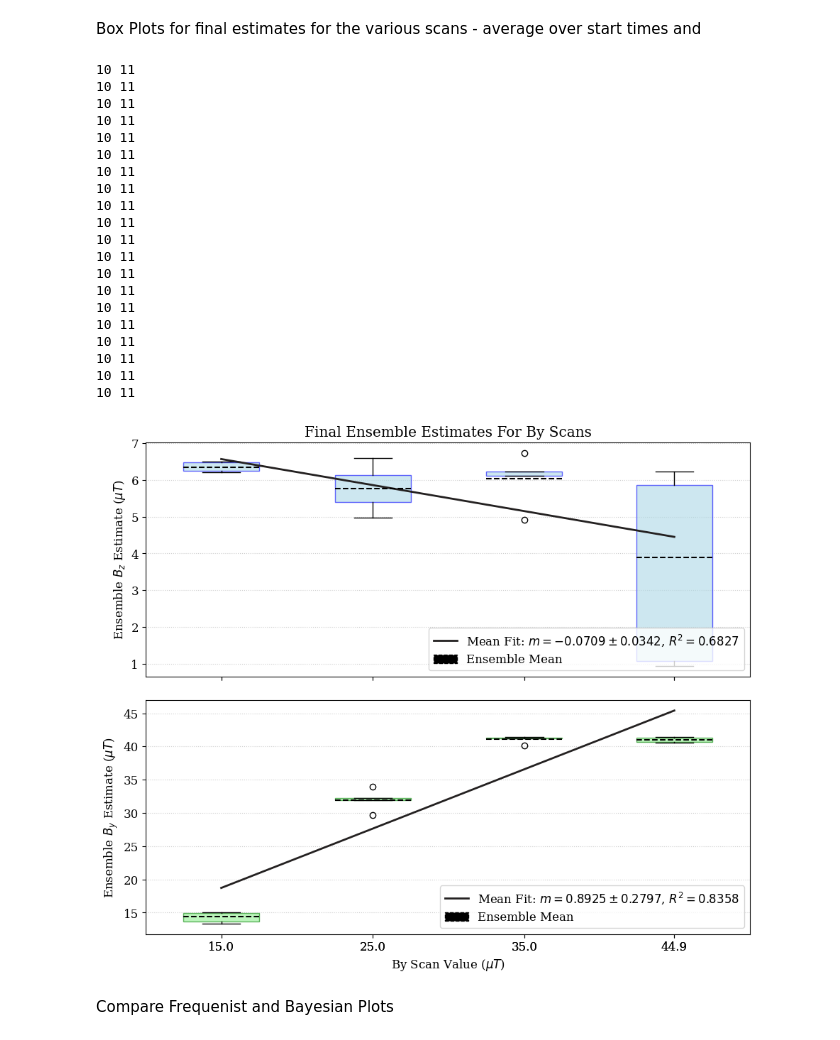
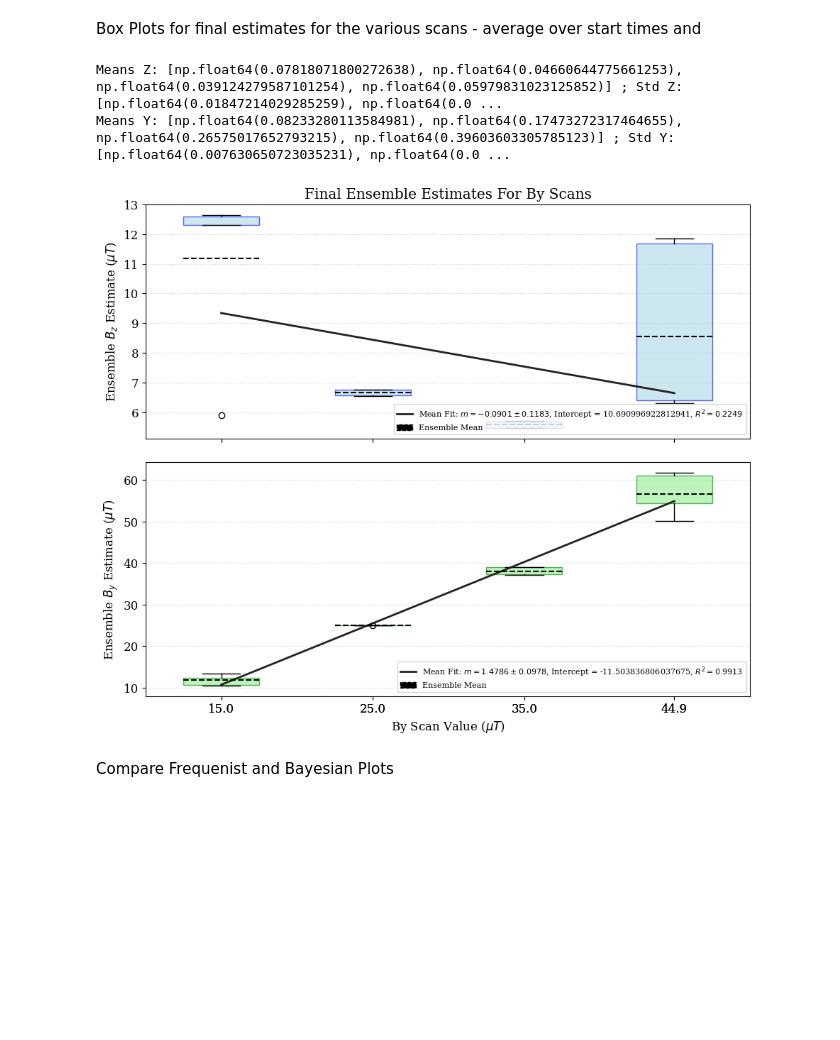
Before and after one commit to apranav22/bayesian_nmor, a Jupyter notebook: Trial_Y_Field_Estimation_Dataset_3_For_Plotting.ipynb, the cells around one changed output. Drawn from its saved outputs; the diff is of its cells as text; code cells hidden in the pictures; blank space fills up the shorter version.

```diff
--- a/Trial_Y_Field_Estimation_Dataset_3_For_Plotting.ipynb
+++ b/Trial_Y_Field_Estimation_Dataset_3_For_Plotting.ipynb
@@ -2005,8 +2079,15 @@ def plot_temporal_ensemble_boxplot(estimates_dict_z, estimates_dict_y, x_vals, t
     data_y = [estimates_dict_y[k] for k in labels]
 
     # Calculate means for regression
-    means_z = [np.mean(arr) for arr in data_z]
+    means_z = [np.mean(arr)  for arr in data_z]
+    means_z_1 = [i *0.7/100 for i in means_z]
+    std_z = [np.std(arr)*0.7/100 for arr in data_z]
     means_y = [np.mean(arr) for arr in data_y]
+    means_y_1 = [i *0.7/100 for i in means_y]
+    std_y = [np.std(arr)*0.7/100 for arr in data_y]
+
+    print("Means Z:", means_z_1,";", "Std Z:", std_z)
+    print("Means Y:", means_y_1,";", "Std Y:", std_y)
 
     # Perform linear regression on the means
     res_z = linregress(x_vals, means_z)
@@ -2030,10 +2111,10 @@ def plot_temporal_ensemble_boxplot(estimates_dict_z, estimates_dict_y, x_vals, t
     # --- Linear Fit Overlays ---
     x_line = np.linspace(min(x_vals), max(x_vals), 100)
 
-    fit_label_z = rf'Mean Fit: $m={res_z.slope:.4f} \pm {res_z.stderr:.4f}$, $R^2={res_z.rvalue**2:.4f}$'
+    fit_label_z = rf'Mean Fit: $m={res_z.slope:.4f} \pm {res_z.stderr:.4f}$, Intercept = {res_z.intercept}, $R^2={res_z.rvalue**2:.4f}$'
     fit_line_z, = ax1.plot(x_line, res_z.slope * x_line + res_z.intercept, '-', color="#242121", linewidth=2, label=fit_label_z)
 
-    fit_label_y = rf'Mean Fit: $m={res_y.slope:.4f} \pm {res_y.stderr:.4f}$, $R^2={res_y.rvalue**2:.4f}$'
+    fit_label_y = rf'Mean Fit: $m={res_y.slope:.4f} \pm {res_y.stderr:.4f}$, Intercept = {res_y.intercept}, $R^2={res_y.rvalue**2:.4f}$'
     fit_line_y, = ax2.plot(x_line, res_y.slope * x_line + res_y.intercept, '-', color="#242121", linewidth=2, label=fit_label_y)
 
     # Add the baseline for the "True" or "Calibrated" target field
@@ -2051,18 +2132,20 @@ def plot_temporal_ensemble_boxplot(estimates_dict_z, estimates_dict_y, x_vals, t
     median_line = mpatches.Patch(color='red', label='Median')
 
     handles_ax1, labels_ax1 = ax1.get_legend_handles_labels()
-    ax1.legend(handles=handles_ax1 + [mean_line], loc='lower right')
+    ax1.legend(handles=handles_ax1 + [mean_line], loc='lower right', fontsize = 8)
 
     handles_ax2, labels_ax2 = ax2.get_legend_handles_labels()
-    ax2.legend(handles=handles_ax2 + [mean_line], loc='lower right')
+    ax2.legend(handles=handles_ax2 + [mean_line], loc='lower right', fontsize = 8)
 
     plt.tight_layout()
     if save_path: plt.savefig(save_path, dpi=300)
     plt.show()
 # %%
-est_first = False
+est_first = True
 sigma_noise = 0.4
-save_path = f"Results\\Dataset_9\\19_May\\Linear_Interpolation\\Est_First_Z_{est_first}\\Gaussian_Likelihood\\Sigma_{sigma_noise}\\Final_Estimates_Ensemble_Averages_v1.png"
+prior = 2.0
+save_path = f"Results\\Dataset_10\\03_June\\Prior_Test_{prior}\\Linear_Interpolation\\Est_First_Z_{est_first}\\Gaussian_Likelihood\\Sigma_{sigma_noise}\\Final_Estimates_Ensemble_Averages.png"
+os.makedirs(f"Results\\Dataset_10\\03_June\\Prior_Test_{prior}\\Linear_Interpolation\\Est_First_Z_{est_first}\\Gaussian_Likelihood\\Sigma_{sigma_noise}", exist_ok=True)
 # save_path = f"Results\\Dataset_8_Updated\\4_Apr\\Start_Time_Tests\\By_{k}\\Final_Estimates__Ensemble_Averages_v1.png"
 est_dict_z, est_dict_y = {}, {}
 x_pos = [0.150, 0.250, 0.350, 0.449]
@@ -2071,65 +2154,47 @@ for i in range(0,4):
     bz_final_map, by_final_map = [], []
     for j in range(0, 10,2):
         curr_time = 15.0 + j
-        directory = f"Results\\Dataset_9\\19_May\\Linear_Interpolation\\Est_First_Z_{est_first}\\Gaussian_Likelihood\\Sigma_{sigma_noise}\\Test_{j//2}_Dataset_9_By_{i}_from_{curr_time}_microseconds_Randomised_Start_Time_Sigma_noise_{sigma_noise}"
+        directory = f"D:\\Pranav_and_Dinesh\\Dinesh\\Results\\Dataset_10\\03_June\\Prior_Test_{prior}\\Linear_Interpolation\\Est_First_Z_{est_first}\\Gaussian_Likelihood\\Sigma_{sigma_noise}\\Test_{j//2}_Dataset_10_By_{i}_from_{curr_time}_microseconds_Randomised_Start_Time_Sigma_noise_{sigma_noise}"
         # directory = f"Results\\Dataset_8_Updated\\4_Apr\\Start_Time_Tests\\Test_{j//2}_Dataset_8_By_{i}_from_{curr_time}_microseconds_0.2_step_Adaptive_Bias_Selection_Fixed_Estimate_Marginalisation_1_sigma"
         result_longitudinal_list = sorted([
-                os.path.join(directory, f) for f in os.listdir(directory) if (f.startswith(f"longitudinal_estimation_results_Dataset_9_Starting with{curr_time} us_T Step 0.2 us_plus_0.0_initial estimate_19_05_2026_") or f.startswith(f"longitudinal_estimation_results_Dataset_9_Starting with{curr_time} us_T Step 0.2 us_plus_0.0_initial estimate_20_05_2026_") or f.startswith(f"longitudinal_estimation_results_Dataset_9_Starting with{curr_time} us_T Step 0.2 us_plus_0.0_initial estimate_21_05_2026_") or f.startswith(f"longitudinal_estimation_results_Dataset_9_Starting with{curr_time} us_T Step 0.2 us_plus_0.0_initial estimate_22_05_2026_")) and f.endswith(r".npz")
-            ], key=lambda x: float(x.split(r"_05_2026_")[1].split(r".npz")[0]))
+                os.path.join(directory, f) for f in os.listdir(directory) if (f.startswith(f"longitudinal_estimation_results_Dataset_10_Starting with{curr_time} us_T Step 0.2 us_plus_0.0_initial estimate_12_06_2026_") or f.startswith(f"longitudinal_estimation_results_Dataset_10_Starting with{curr_time} us_T Step 0.2 us_plus_0.0_initial estimate_13_06_2026_") or f.startswith(f"longitudinal_estimation_results_Dataset_10_Starting with{curr_time} us_T Step 0.2 us_plus_0.0_initial estimate_14_06_2026_") or f.startswith(f"longitudinal_estimation_results_Dataset_10_Starting with{curr_time} us_T Step 0.2 us_plus_0.0_initial estimate_15_06_2026_") or f.startswith(f"longitudinal_estimation_results_Dataset_10_Starting with{curr_time} us_T Step 0.2 us_plus_0.0_initial estimate_11_06_2026_")) and f.endswith(r".npz")
+            ], key=lambda x: float(x.split(r"_06_2026_")[1].split(r".npz")[0]))
         result_transverse_list = sorted([
-                os.path.join(directory, f) for f in os.listdir(directory) if (f.startswith(f"transverse_field_estimation_results_Dataset_9_Starting with{curr_time} us_T Step 0.2 us_plus_0.0_initial estimate_19_05_2026_") or f.startswith(f"transverse_field_estimation_results_Dataset_9_Starting with{curr_time} us_T Step 0.2 us_plus_0.0_initial estimate_20_05_2026_") or f.startswith(f"transverse_field_estimation_results_Dataset_9_Starting with{curr_time} us_T Step 0.2 us_plus_0.0_initial estimate_21_05_2026_") or f.startswith(f"transverse_field_estimation_results_Dataset_9_Starting with{curr_time} us_T Step 0.2 us_plus_0.0_initial estimate_22_05_2026_")) and f.endswith(r".npz")
-            ], key=lambda x: float(x.split(r"_05_2026_")[1].split(r".npz")[0]))
+                os.path.join(directory, f) for f in os.listdir(directory) if (f.startswith(f"transverse_field_estimation_results_Dataset_10_Starting with{curr_time} us_T Step 0.2 us_plus_0.0_initial estimate_12_06_2026_") or f.startswith(f"transverse_field_estimation_results_Dataset_10_Starting with{curr_time} us_T Step 0.2 us_plus_0.0_initial estimate_13_06_2026_") or f.startswith(f"transverse_field_estimation_results_Dataset_10_Starting with{curr_time} us_T Step 0.2 us_plus_0.0_initial estimate_14_06_2026_") or f.startswith(f"transverse_field_estimation_results_Dataset_10_Starting with{curr_time} us_T Step 0.2 us_plus_0.0_initial estimate_15_06_2026_") or f.startswith(f"transverse_field_estimation_results_Dataset_10_Starting with{curr_time} us_T Step 0.2 us_plus_0.0_initial estimate_11_06_2026_")) and f.endswith(r".npz")
+            ], key=lambda x: float(x.split(r"_06_2026_")[1].split(r".npz")[0]))
 
         # result_longitudinal_list = sorted([
         #         os.path.join(directory, f) for f in os.listdir(directory) if (f.startswith(f"longitudinal_estimation_results_Dataset_9_Starting with{curr_time} us_T Step 0.2 us_plus_0.0_initial estimate_04_04_2026_") or f.startswith(f"longitudinal_estimation_results_Dataset_9_Starting with{curr_time} us_T Step 0.2 us_plus_0.0_initial estimate_05_04_2026_") or f.startswith(f"longitudinal_estimation_results_Dataset_9_Starting with{curr_time} us_T Step 0.2 us_plus_0.0_initial estimate_06_04_2026_")) and f.endswith(r".npz")
         #     ], key=lambda x: float(x.split(r"_04_2026_")[1].split(r".npz")[0]))
         # result_transverse_list = sorted([
         #         os.path.join(directory, f) for f in os.listdir(directory) if (f.startswith(f"transverse_field_estimation_results_Dataset_9_Starting with{curr_time} us_T Step 0.2 us_plus_0.0_initial estimate_04_04_2026_") or f.startswith(f"transverse_field_estimation_results_Dataset_9_Starting with{curr_time} us_T Step 0.2 us_plus_0.0_initial estimate_05_04_2026_") or f.startswith(f"transverse_field_estimation_results_Dataset_9_Starting with{curr_time} us_T Step 0.2 us_plus_0.0_initial estimate_06_04_2026_")) and f.endswith(r".npz")
         #     ], key=lambda x: float(x.split(r"_04_2026_")[1].split(r".npz")[0]))
 
 
         longitudinal_estimation_results = [np.load(f, allow_pickle=True) for f in result_longitudinal_list]
         transverse_field_estimation_results = [np.load(f, allow_pickle=True) for f in result_transverse_list]
         # print(len(longitudinal_estimation_results), len(transverse_field_estimation_results))
         bz_final_estimate = []
         by_final_estimate = []
         #est_first_z is true, so we are following this logic -> len(transverse) and longitudinal[k+1], for false, its opposite
         if est_first:
              for k in range(len(transverse_field_estimation_results)-1):
                 bz_final_estimate.append(longitudinal_estimation_results[k+1]["est"][-1]/0.7*100)
                 by_final_estimate.append(transverse_field_estimation_results[k]["est"][-1]/0.7*100)
         else:
             for k in range(len(longitudinal_estimation_results)):
                 bz_final_estimate.append(longitudinal_estimation_results[k]["est"][-1]/0.7*100)
                 by_final_estimate.append(transverse_field_estimation_results[k+1]["est"][-1]/0.7*100)
 
         bz_final_map.append(bz_final_estimate[-1]); by_final_map.append(by_final_estimate[-1])
 
     est_dict_z[f'{x_pos[i]:.6e}'] = bz_final_map
     est_dict_y[f'{x_pos[i]:.6e}'] = by_final_map
 plot_temporal_ensemble_boxplot( est_dict_z, est_dict_y, x_pos, save_path=save_path)
 # %% [output]
-10 11
-10 11
-10 11
-10 11
-10 11
-10 11
-10 11
-10 11
-10 11
-10 11
-10 11
-10 11
-10 11
-10 11
-10 11
-10 11
-10 11
-10 11
-10 11
-10 11
+Means Z: [np.float64(0.07818071800272638), np.float64(0.04660644775661253), np.float64(0.039124279587101254), np.float64(0.05979831023125852)] ; Std Z: [np.float64(0.01847214029285259), np.float64(0.0 ...
+Means Y: [np.float64(0.08233280113584981), np.float64(0.17473272317464655), np.float64(0.26575017652793215), np.float64(0.39603603305785123)] ; Std Y: [np.float64(0.007630650723035231), np.float64(0.0 ...
-[figure, old version]
+[figure, new version]
 # %% [markdown]
 Compare Frequenist and Bayesian Plots
 # %%
```
Also changed, not shown: parts of 48 cells of this notebook, 4 other files.
